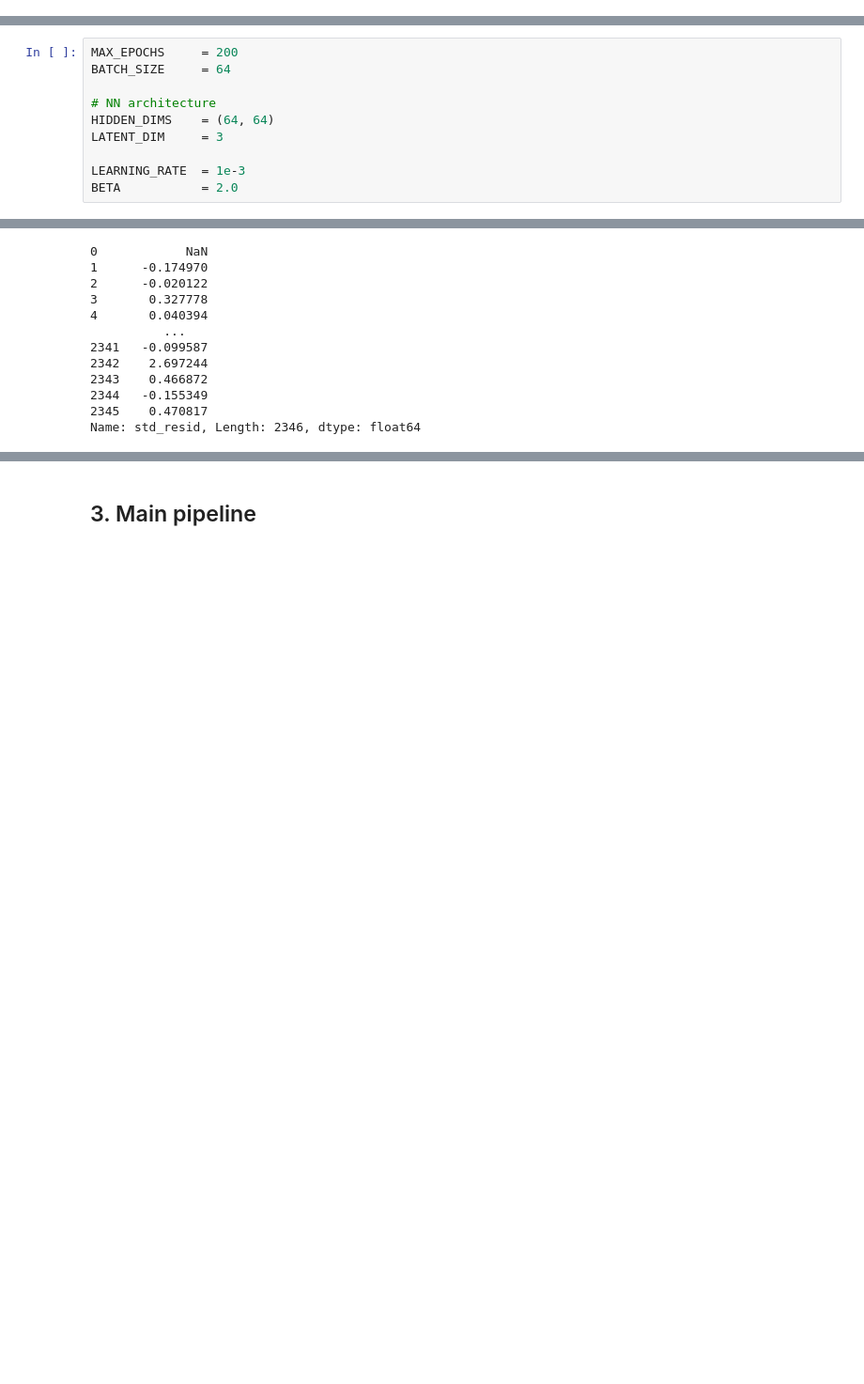
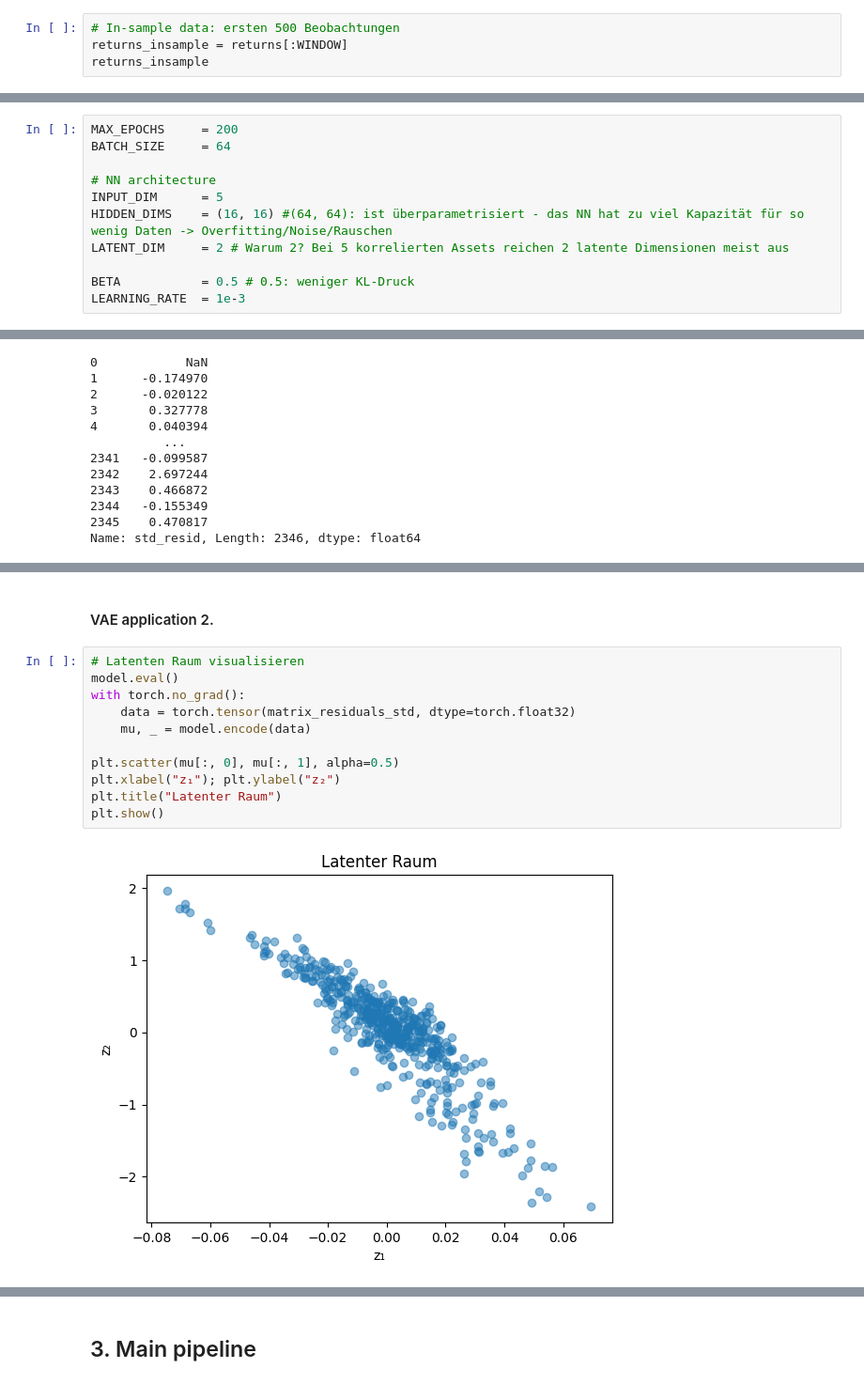
Before and after one commit to andrebraeuer/machinelearning, a Jupyter notebook: SANDBOX/modelrisk_vae_V1.1.ipynb, the cells around one changed output, grey strips where cells are left out. Shown at 94% size. Saved outputs shown, nothing was run; the diff lists cells and outputs as text; blank space fills up the shorter version.

```diff
--- a/SANDBOX/modelrisk_vae_V1.1.ipynb
+++ b/SANDBOX/modelrisk_vae_V1.1.ipynb
@@ -25,0 +32,4 @@ returns.head()
+# %%
+# In-sample data: ersten 500 Beobachtungen
+returns_insample = returns[:WINDOW]
+returns_insample
@@ -55,11 +83,12 @@ MAX_EPOCHS     = 200
 BATCH_SIZE     = 64
 
 # NN architecture
-HIDDEN_DIMS    = (64, 64)
-LATENT_DIM     = 3
+INPUT_DIM      = 5
+HIDDEN_DIMS    = (16, 16) #(64, 64): ist überparametrisiert - das NN hat zu viel Kapazität für so wenig Daten -> Overfitting/Noise/Rauschen
+LATENT_DIM     = 2 # Warum 2? Bei 5 korrelierten Assets reichen 2 latente Dimensionen meist aus
 
+BETA           = 0.5 # 0.5: weniger KL-Druck
 LEARNING_RATE  = 1e-3
-BETA           = 2.0
 # %% [markdown]
 ## 2. Functions for pipeline
 # %% [markdown]
@@ -198,0 +605,15 @@ array([[-0.13826902, -0.15108112,  0.76024514,  1.35399515,  0.12701187],
+# %% [markdown]
+#### VAE application 2.
+# %%
+# Latenten Raum visualisieren
+model.eval()
+with torch.no_grad():
+    data = torch.tensor(matrix_residuals_std, dtype=torch.float32)
+    mu, _ = model.encode(data)
+
+plt.scatter(mu[:, 0], mu[:, 1], alpha=0.5)
+plt.xlabel("z₁"); plt.ylabel("z₂")
+plt.title("Latenter Raum")
+plt.show()
+# %% [output]
+[figure, added]
```
Also changed, not shown: parts of 27 cells of this notebook, 2 other files.
